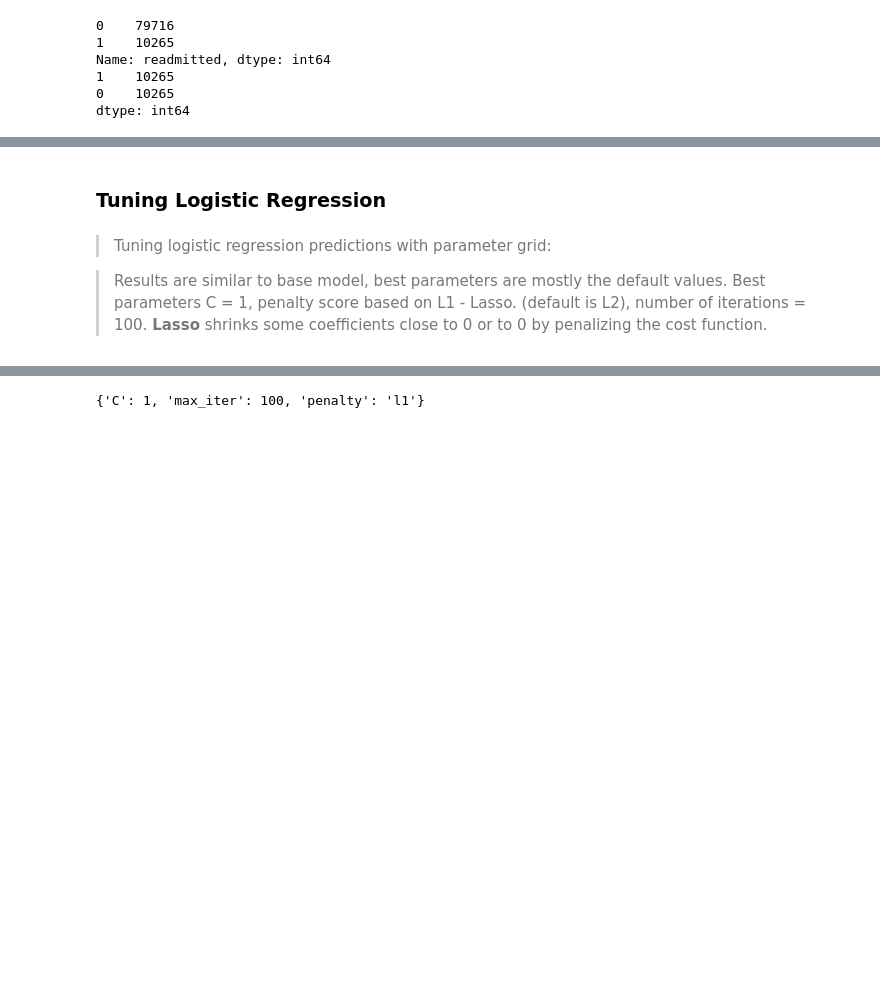
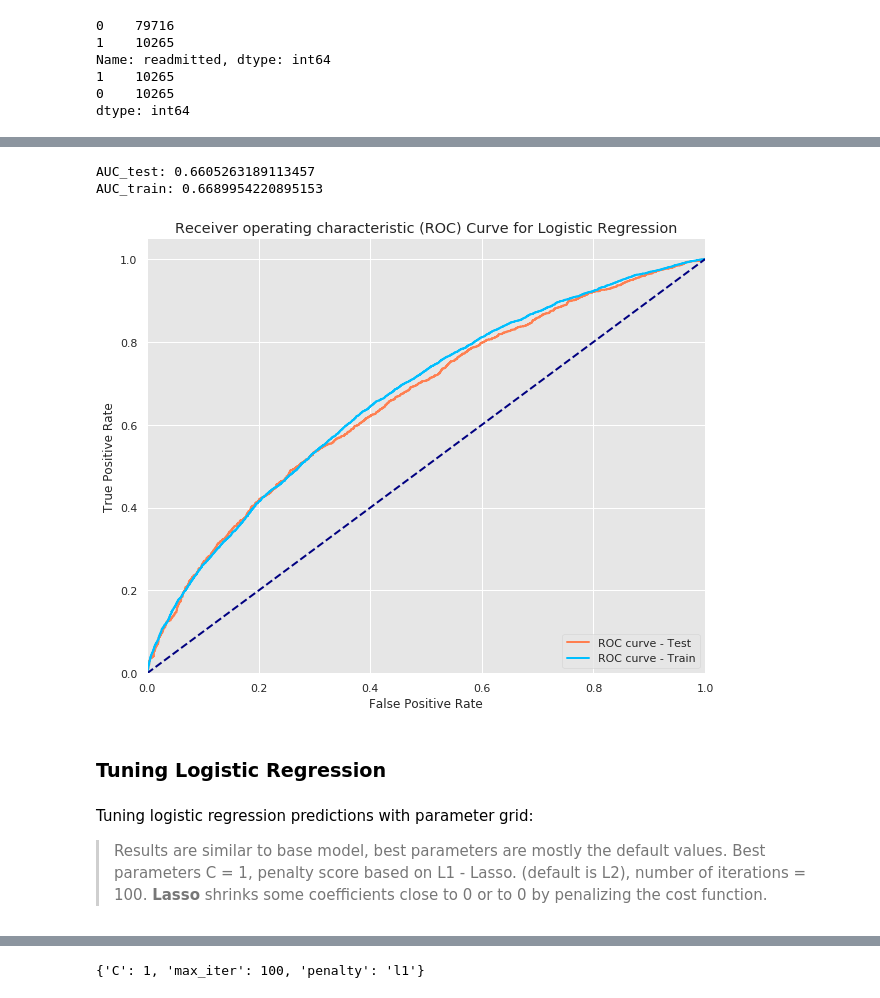
Before and after one commit to Rimab55/Hospital-Readmissions-Classifier, a Jupyter notebook: readmissions_clean.ipynb, the cells around one changed output, grey strips where cells are left out. Cells and saved outputs as stored; diff of their text form; code cells hidden in the pictures; blank space fills up the shorter version.

```diff
--- a/readmissions_clean.ipynb
+++ b/readmissions_clean.ipynb
@@ -658,9 +694,13 @@ resid.residual.value_counts(normalize = True) #  accurate
 # %%
-create_roc_auc(model_log)
+create_roc_auc(model_log, 'Logistic Regression')
+# %% [output]
+AUC_test: 0.6605263189113457
+AUC_train: 0.6689954220895153
+[figure, added]
 # %% [markdown]
 ### Tuning Logistic Regression
 # %% [markdown]
-> Tuning logistic regression predictions with parameter grid:
+Tuning logistic regression predictions with parameter grid:
 
 > Results are similar to base model, best parameters are mostly the default values. Best parameters C = 1, penalty score based on L1 - Lasso. (default is L2), number of iterations = 100. **Lasso** shrinks some coefficients close to 0 or to 0 by penalizing the cost function.
 # %%
```
Also changed, not shown: parts of 91 cells of this notebook.
